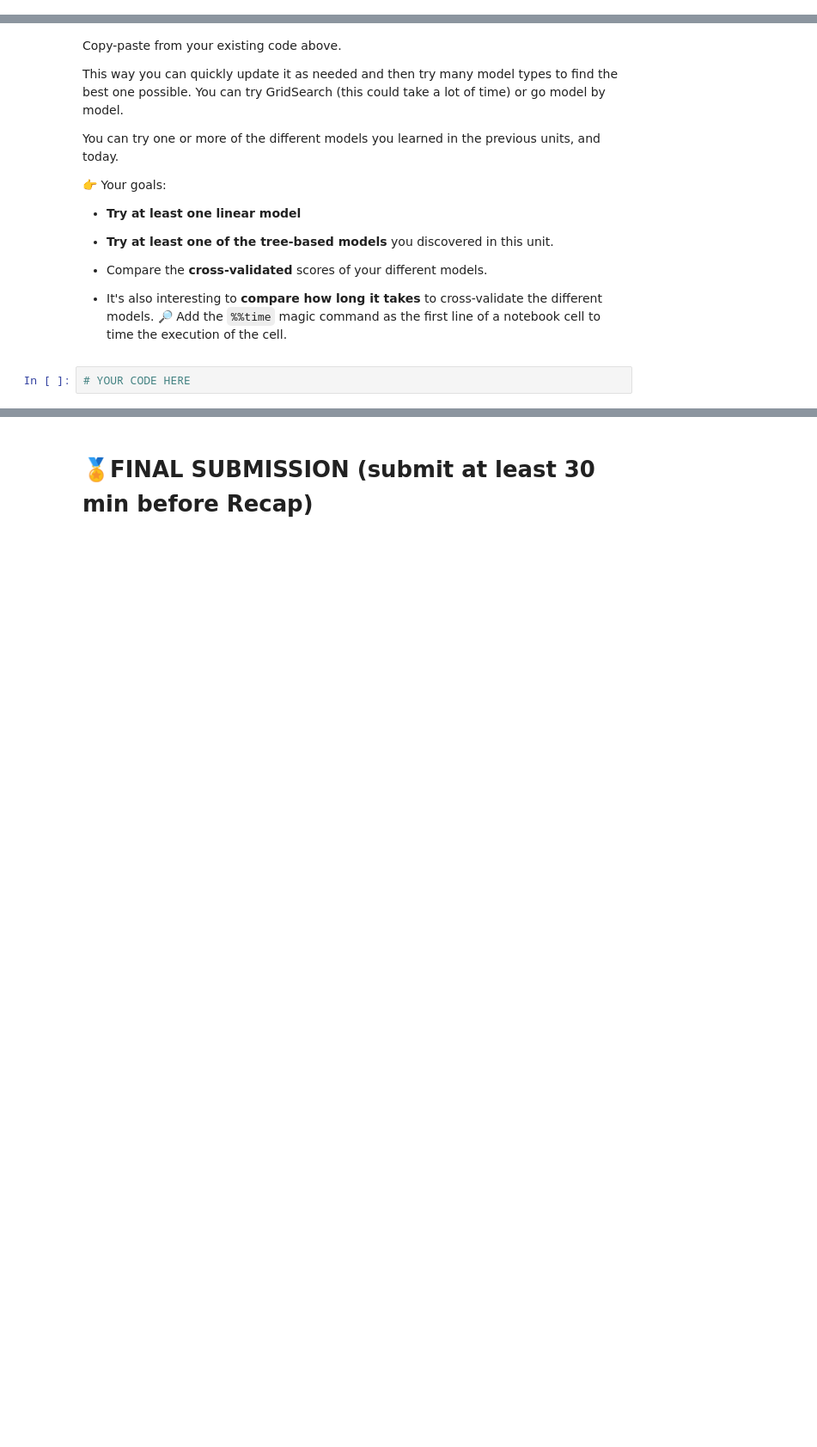
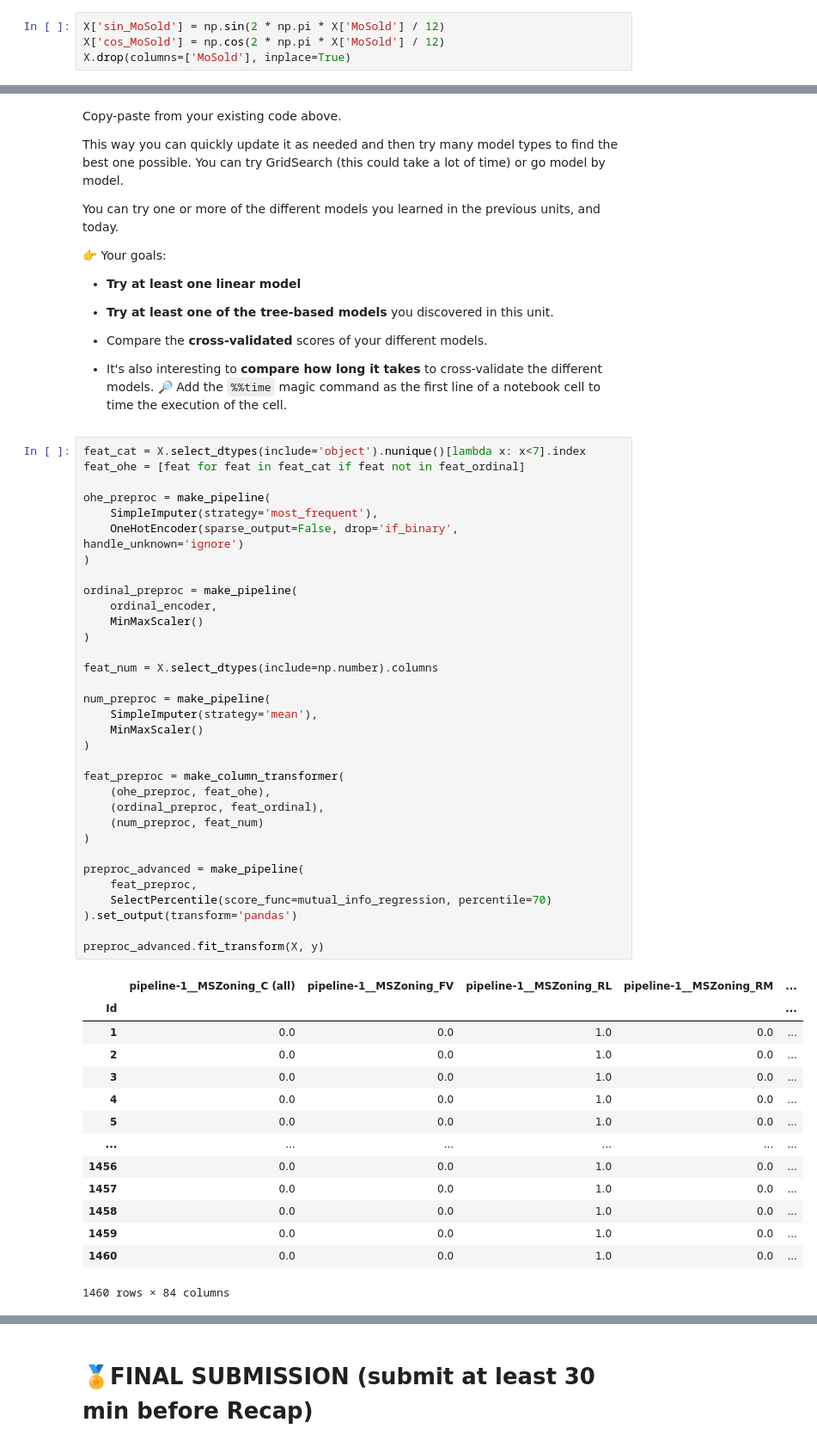
Before and after one commit to syanrys/data-houses-kaggle-competition, a Jupyter notebook: houses_kaggle_competition.ipynb, the cells around one changed output, grey strips where cells are left out. Shown: that part at 86% size. Drawn from its saved outputs; the diff is of its cells as text; blank space fills up the shorter version.

```diff
--- a/houses_kaggle_competition.ipynb
+++ b/houses_kaggle_competition.ipynb
@@ -397,3 +606,7 @@ Feel free to add a [`VarianceThreshold`](https://scikit-learn.org/stable/modules
+# %%
+X['sin_MoSold'] = np.sin(2 * np.pi * X['MoSold'] / 12)
+X['cos_MoSold'] = np.cos(2 * np.pi * X['MoSold'] / 12)
+X.drop(columns=['MoSold'], inplace=True)
 # %% [markdown]
 ### d) Target Engineering (~15min)
 # %% [markdown]
@@ -423,5 +651,51 @@ You can try one or more of the different models you learned in the previous unit
   - Compare the **cross-validated** scores of your different models.
 
   - It's also interesting to **compare how long it takes** to cross-validate the different models. 🔎 Add the `%%time` magic command as the first line of a notebook cell to time the execution of the cell.
-# %%
-# YOUR CODE HERE
+# %%
+feat_cat = X.select_dtypes(include='object').nunique()[lambda x: x<7].index
+feat_ohe = [feat for feat in feat_cat if feat not in feat_ordinal]
+
+ohe_preproc = make_pipeline(
+    SimpleImputer(strategy='most_frequent'),
+    OneHotEncoder(sparse_output=False, drop='if_binary', handle_unknown='ignore')
+)
+
+ordinal_preproc = make_pipeline(
+    ordinal_encoder,
+    MinMaxScaler()
+)
+
+feat_num = X.select_dtypes(include=np.number).columns
+
+num_preproc = make_pipeline(
+    SimpleImputer(strategy='mean'),
+    MinMaxScaler()
+)
+
+feat_preproc = make_column_transformer(
+    (ohe_preproc, feat_ohe),
+    (ordinal_preproc, feat_ordinal),
+    (num_preproc, feat_num)
+)
+
+preproc_advanced = make_pipeline(
+    feat_preproc,
+    SelectPercentile(score_func=mutual_info_regression, percentile=70)
+).set_output(transform='pandas')
+
+preproc_advanced.fit_transform(X, y)
+# %% [output]
+|  | pipeline-1__MSZoning_C (all) | pipeline-1__MSZoning_FV | pipeline-1__MSZoning_RL | pipeline-1__MSZoning_RM | ... |
+| Id |  |  |  |  | ... |
+| 1 | 0.0 | 0.0 | 1.0 | 0.0 | ... |
+| 2 | 0.0 | 0.0 | 1.0 | 0.0 | ... |
+| 3 | 0.0 | 0.0 | 1.0 | 0.0 | ... |
+| 4 | 0.0 | 0.0 | 1.0 | 0.0 | ... |
+| 5 | 0.0 | 0.0 | 1.0 | 0.0 | ... |
+| ... | ... | ... | ... | ... | ... |
+| 1456 | 0.0 | 0.0 | 1.0 | 0.0 | ... |
+| 1457 | 0.0 | 0.0 | 1.0 | 0.0 | ... |
+| 1458 | 0.0 | 0.0 | 1.0 | 0.0 | ... |
+| 1459 | 0.0 | 0.0 | 1.0 | 0.0 | ... |
+| 1460 | 0.0 | 0.0 | 1.0 | 0.0 | ... |
+1460 rows × 84 columns
```
Also changed, not shown: parts of 63 cells of this notebook.
